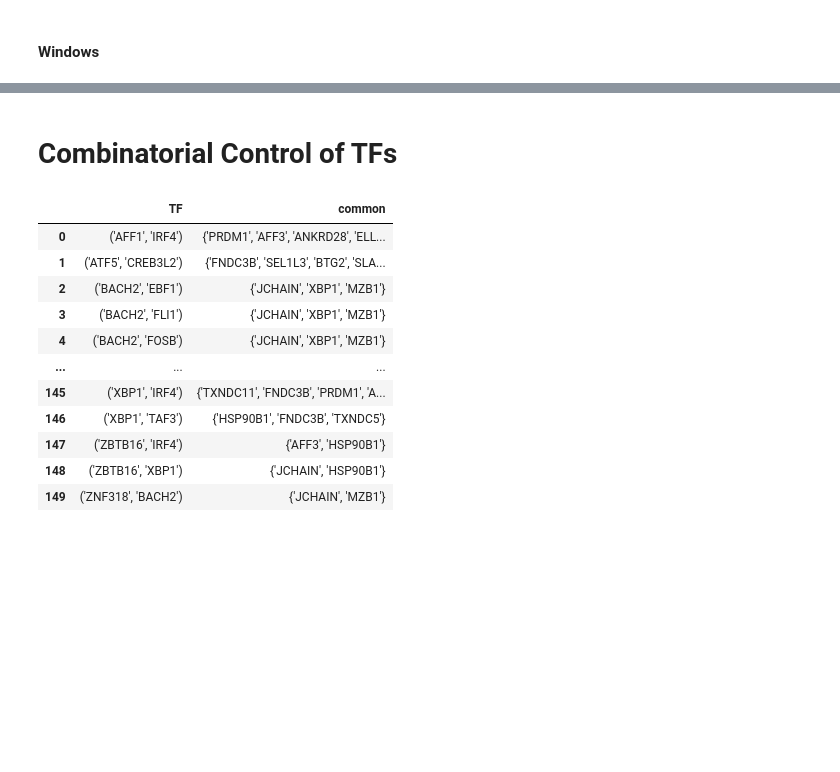
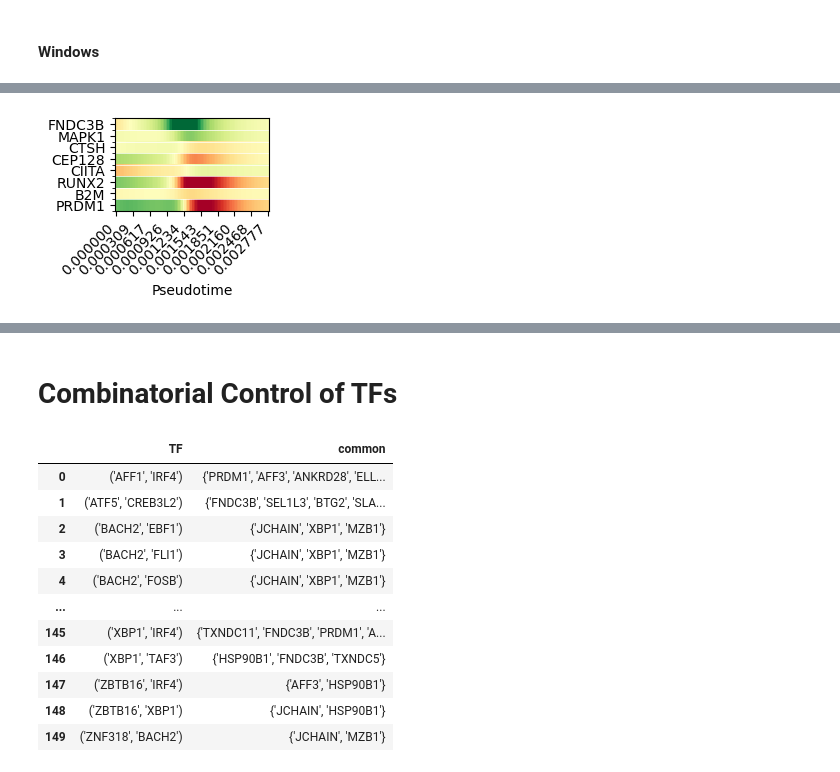
Before and after one commit to sachha-naksha/B_Cell_States, a Jupyter notebook: multiome_dynamic_regulation/py_scripts/analysis/custom_analysis.ipynb, the cells around one changed output, grey strips where cells are left out. Drawn from its saved outputs; the diff is of its cells as text; code cells hidden in the pictures; blank space fills up the shorter version.

```diff
--- a/multiome_dynamic_regulation/py_scripts/analysis/custom_analysis.ipynb
+++ b/multiome_dynamic_regulation/py_scripts/analysis/custom_analysis.ipynb
@@ -383,0 +433,13 @@ plt.show()
+# %%
+# get expression gradient of the sign switching pairs
+fig, ax, cmap = fig_expression_gradient_heatmap(
+    network=dictys_dynamic_object,
+    start=0,
+    stop=3,
+    genes_or_regulations=sign_switching_pairs,
+    num=100,
+    dist=0.0005,
+    cmap='RdYlGn'
+)
+# %% [output]
+[figure, added]
```
Also changed, not shown: parts of 88 cells of this notebook, 2 other files.
